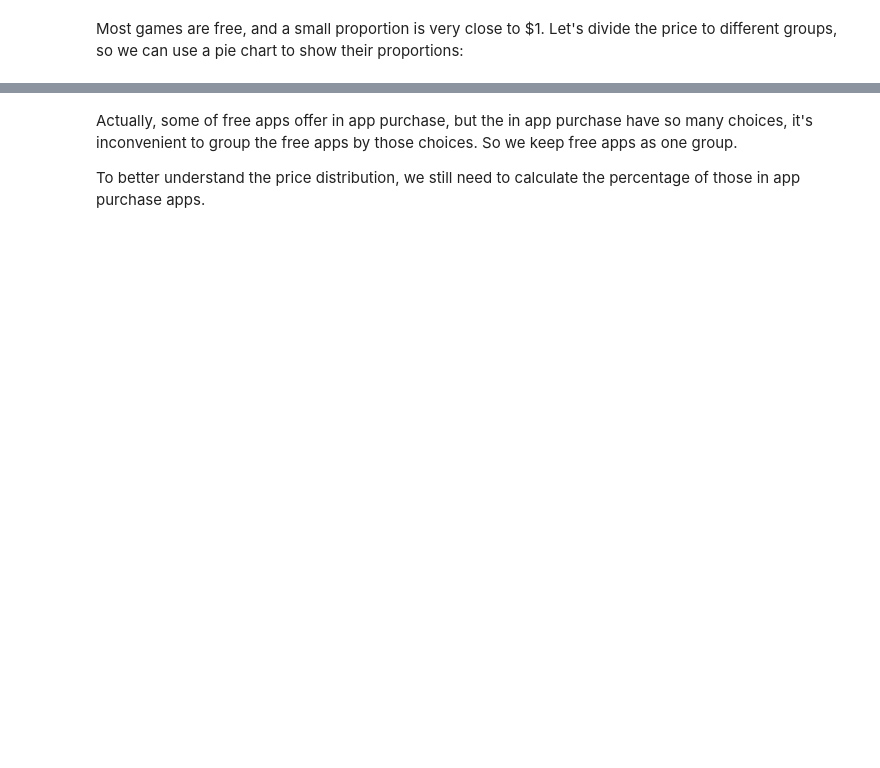
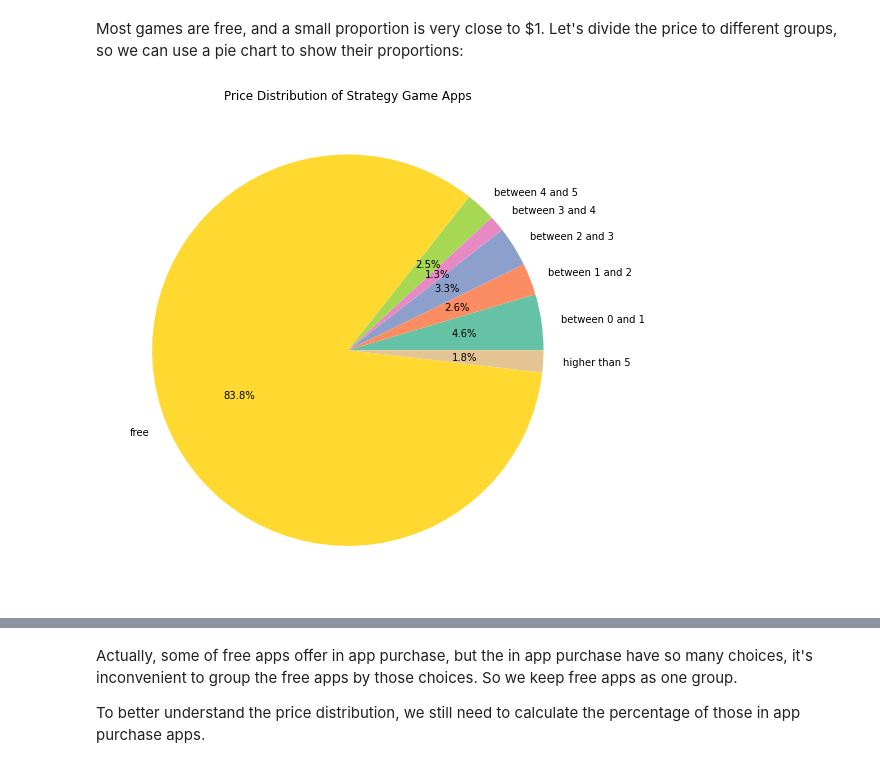
Before and after one commit to eeliuqin/data-analysis, a Jupyter notebook: project-3-mobile-strategy-games.ipynb, the cells around one changed output, grey strips where cells are left out. Cells and saved outputs as stored; diff of their text form; code cells hidden in the pictures; blank space fills up the shorter version.

```diff
--- a/project-3-mobile-strategy-games.ipynb
+++ b/project-3-mobile-strategy-games.ipynb
@@ -287,29 +392,31 @@ Most games are free, and a small proportion is very close to $1. Let's divide th
 # %%
 def get_price_group(price):
     if price == 0:
         return 'free'
     elif ((price > 0) & (price <= 1)):
         return 'between 0 and 1'
     elif ((price > 1) & (price <= 2)):
         return 'between 1 and 2'
     elif ((price > 2) & (price <= 3)):
         return 'between 2 and 3'
     elif ((price > 3) & (price <= 4)):
         return 'between 3 and 4'
     elif ((price > 4) & (price <= 5)):
         return 'between 4 and 5'
     else:
         return 'higher than 5'
 
 # Add column `price_group`
 games['price_group'] = games['price'].apply(get_price_group)
 counts = games.groupby('price_group').size()
 
 # draw a pie chart
-plt.figure(figsize=(12, 6))
+plt.figure(figsize=(9, 9))
 palette_color = sns.color_palette('Set2')
 plt.pie(counts.values, labels=counts.index, startangle=0, colors=palette_color, autopct='%1.1f%%')
 plt.title('Price Distribution of Strategy Game Apps')
 plt.show()
+# %% [output]
+[figure, added]
 # %%
 counts
```
Also changed, not shown: parts of 27 cells of this notebook.
